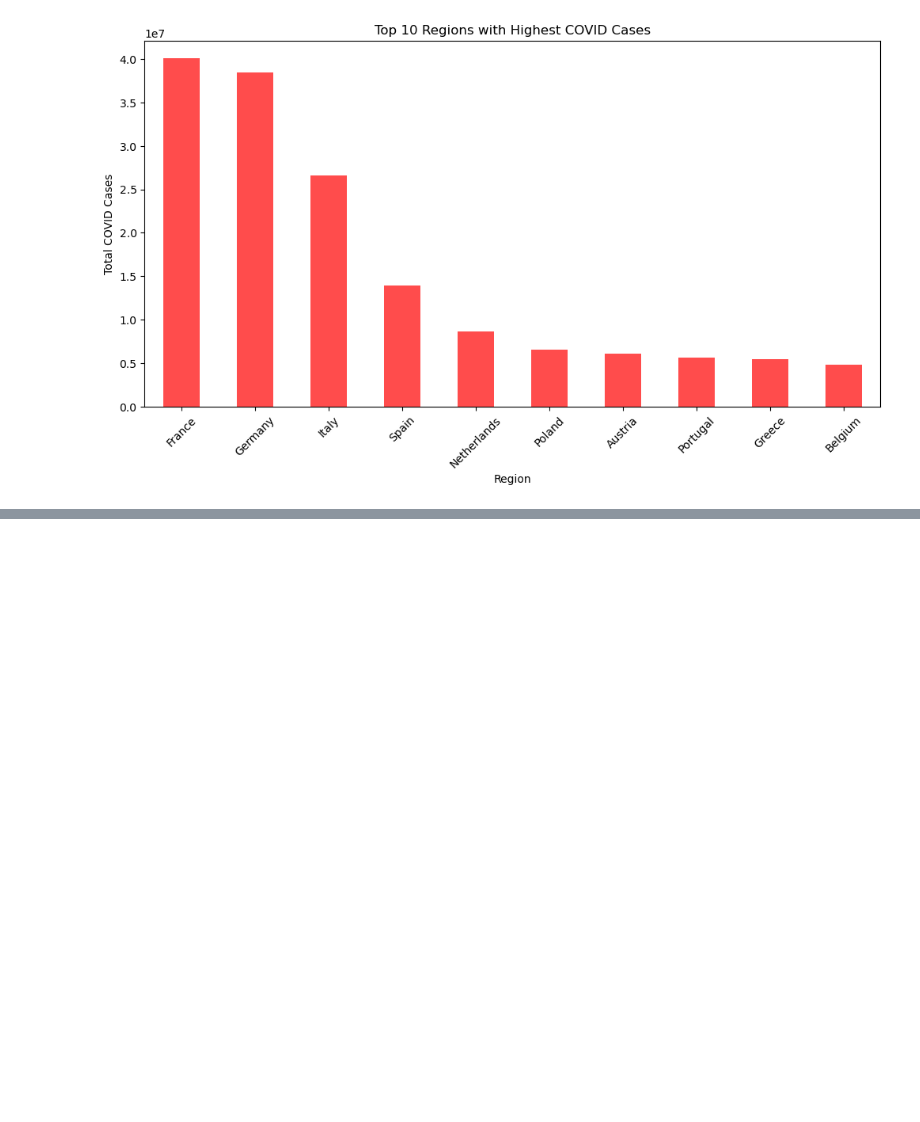
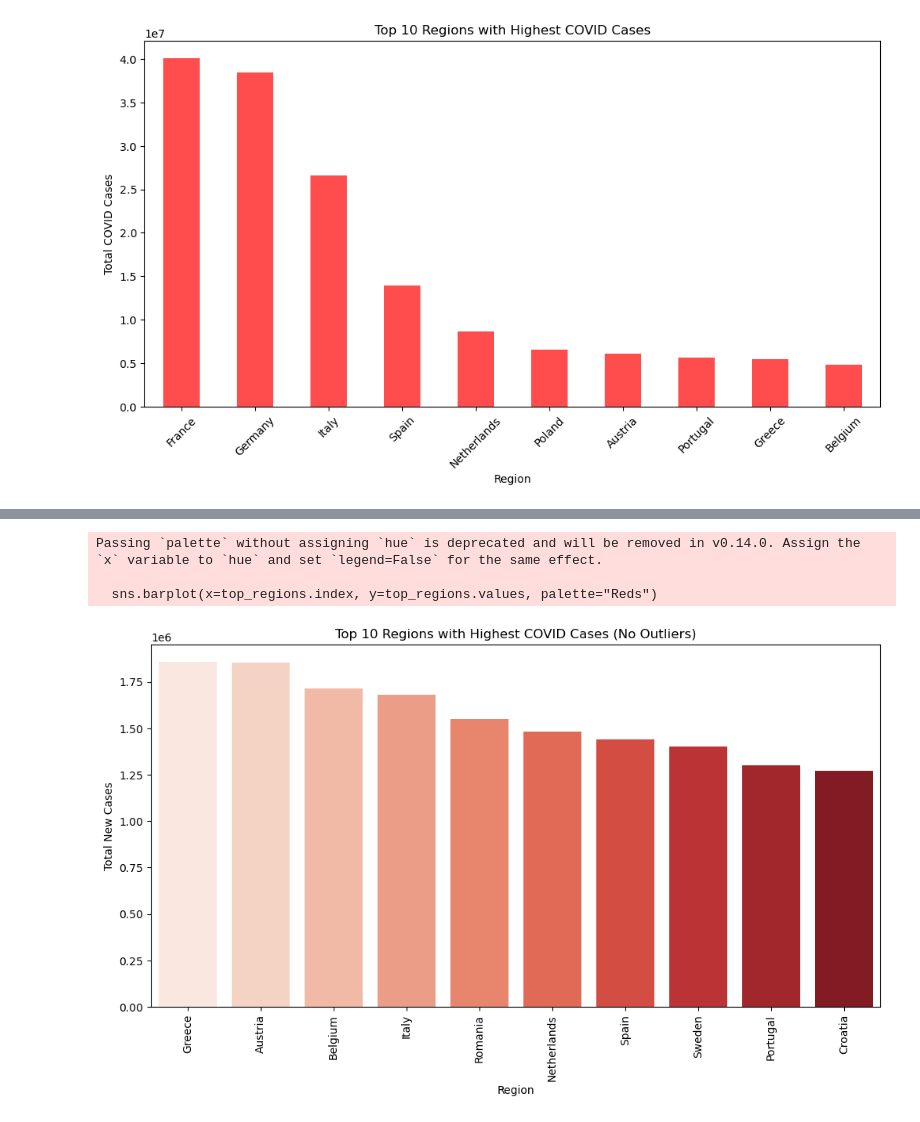
Before and after one commit to srujanaharinath/Sql-for-Data-Science, a Jupyter notebook: code/covid.ipynb, the cells around one changed output, grey strips where cells are left out. Saved outputs shown, nothing was run; the diff lists cells and outputs as text; code cells hidden in the pictures; blank space fills up the shorter version.

```diff
--- a/code/covid.ipynb
+++ b/code/covid.ipynb
@@ -107,0 +133,15 @@ plt.show()
+# %%
+top_regions = cleaned_data.groupby("region_name")["new_cases"].sum().nlargest(10)
+
+plt.figure(figsize=(12, 6))
+sns.barplot(x=top_regions.index, y=top_regions.values, palette="Reds")
+plt.xticks(rotation=90)
+plt.xlabel("Region")
+plt.ylabel("Total New Cases")
+plt.title("Top 10 Regions with Highest COVID Cases (No Outliers)")
+plt.show()
+# %% [output]
+Passing `palette` without assigning `hue` is deprecated and will be removed in v0.14.0. Assign the `x` variable to `hue` and set `legend=False` for the same effect.
+
+  sns.barplot(x=top_regions.index, y=top_regions.values, palette="Reds")
+[figure, added]
```
Also changed, not shown: parts of 5 cells of this notebook.
